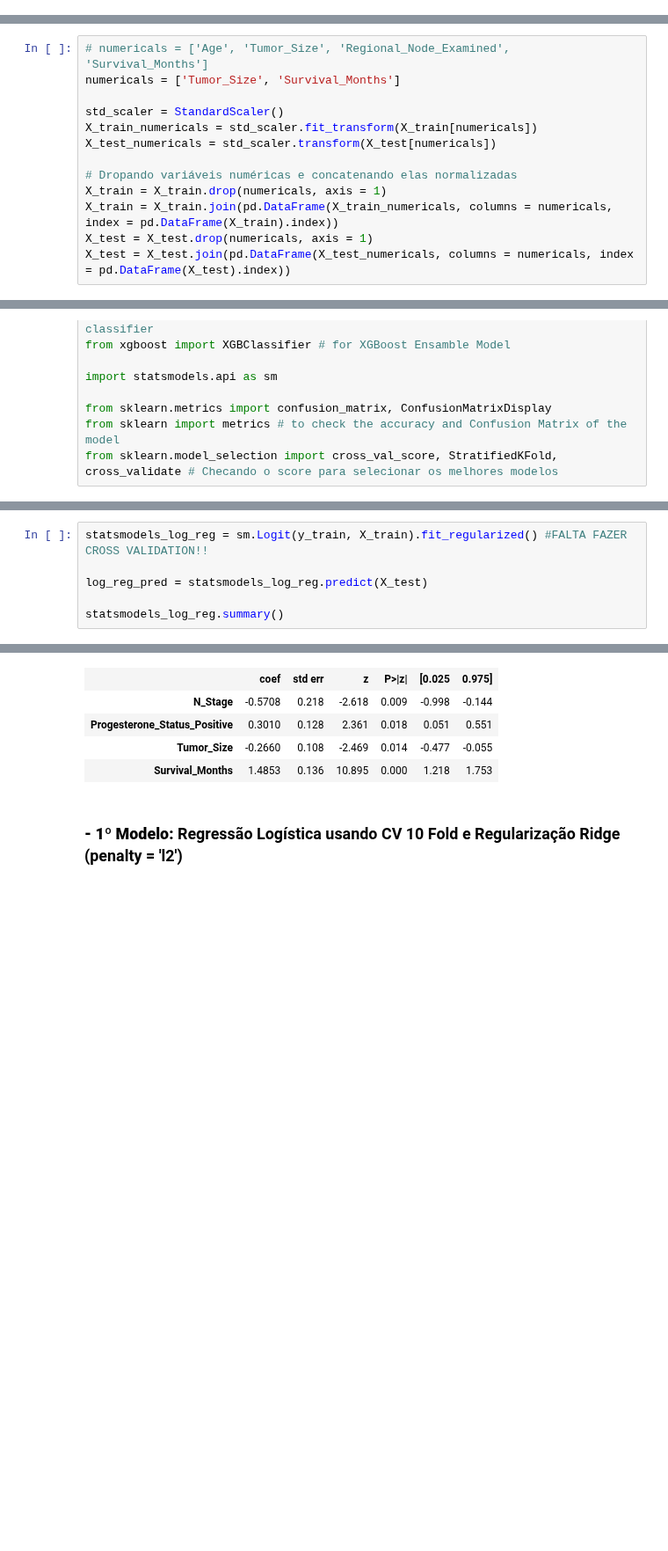
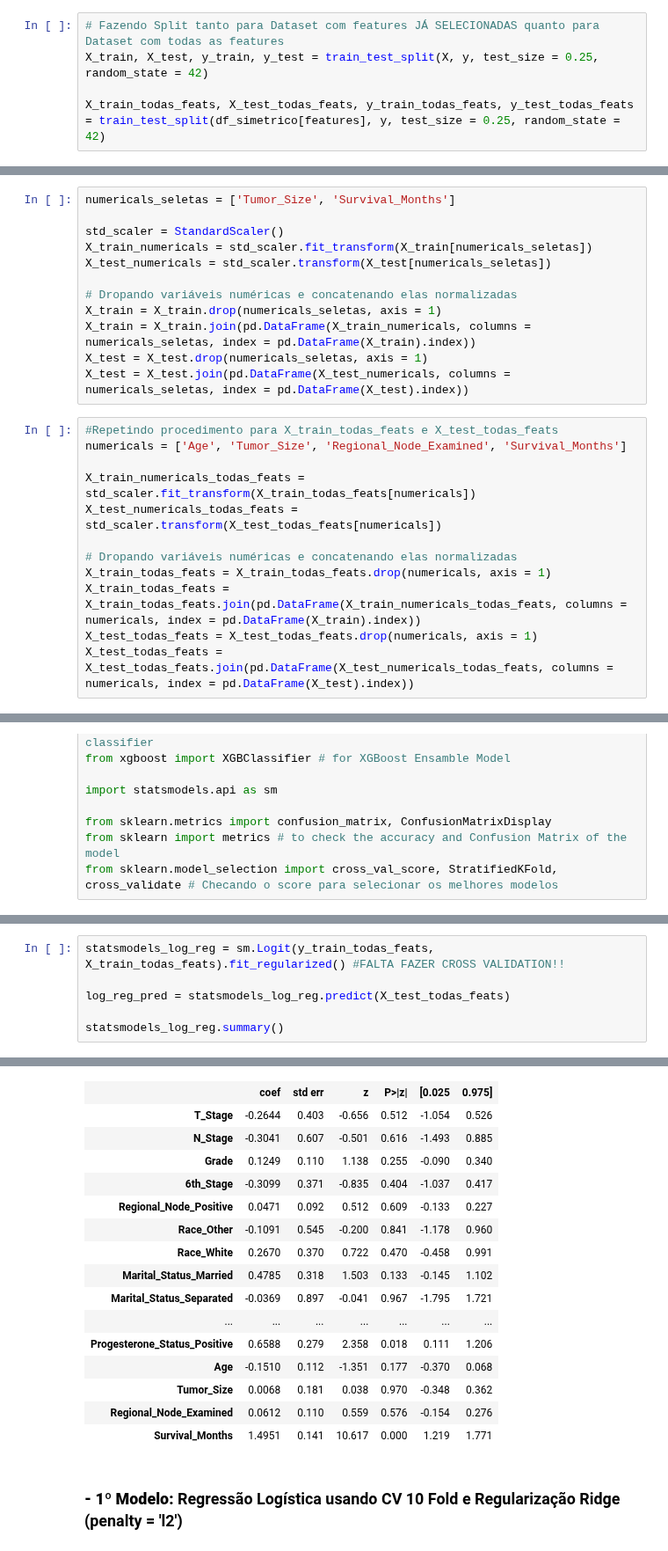
Before and after one commit to faustinothiagos/Project_Workshop_3_DS_Digital_House, a Jupyter notebook: workshop3.ipynb, the cells around one changed output, grey strips where cells are left out. Shown at 88% size. Drawn from its saved outputs; the diff is of its cells as text; blank space fills up the shorter version.

Commit message:
v17.1 - Várias correções, melhorias visuais, remontagem do modelo 0 para seleção de features

```diff
--- a/workshop3.ipynb
+++ b/workshop3.ipynb
@@ -420,18 +420,34 @@ X_train, X_test, y_train, y_test = train_test_split(X, y, test_size = 0.25, rand
+# %%
+# Fazendo Split tanto para Dataset com features JÁ SELECIONADAS quanto para Dataset com todas as features
+X_train, X_test, y_train, y_test = train_test_split(X, y, test_size = 0.25, random_state = 42)
+
+X_train_todas_feats, X_test_todas_feats, y_train_todas_feats, y_test_todas_feats = train_test_split(df_simetrico[features], y, test_size = 0.25, random_state = 42)
 # %% [markdown]
 #### Normalização de variáveis numéricas
 # %%
-# numericals = ['Age', 'Tumor_Size', 'Regional_Node_Examined', 'Survival_Months']
-numericals = ['Tumor_Size', 'Survival_Months']
+numericals_seletas = ['Tumor_Size', 'Survival_Months']
 
 std_scaler = StandardScaler()
-X_train_numericals = std_scaler.fit_transform(X_train[numericals])
-X_test_numericals = std_scaler.transform(X_test[numericals])
+X_train_numericals = std_scaler.fit_transform(X_train[numericals_seletas])
+X_test_numericals = std_scaler.transform(X_test[numericals_seletas])
 
 # Dropando variáveis numéricas e concatenando elas normalizadas
-X_train = X_train.drop(numericals, axis = 1)
-X_train = X_train.join(pd.DataFrame(X_train_numericals, columns = numericals, index = pd.DataFrame(X_train).index))
-X_test = X_test.drop(numericals, axis = 1)
-X_test = X_test.join(pd.DataFrame(X_test_numericals, columns = numericals, index = pd.DataFrame(X_test).index))
+X_train = X_train.drop(numericals_seletas, axis = 1)
+X_train = X_train.join(pd.DataFrame(X_train_numericals, columns = numericals_seletas, index = pd.DataFrame(X_train).index))
+X_test = X_test.drop(numericals_seletas, axis = 1)
+X_test = X_test.join(pd.DataFrame(X_test_numericals, columns = numericals_seletas, index = pd.DataFrame(X_test).index))
+# %%
+#Repetindo procedimento para X_train_todas_feats e X_test_todas_feats
+numericals = ['Age', 'Tumor_Size', 'Regional_Node_Examined', 'Survival_Months']
+
+X_train_numericals_todas_feats = std_scaler.fit_transform(X_train_todas_feats[numericals])
+X_test_numericals_todas_feats = std_scaler.transform(X_test_todas_feats[numericals])
+
+# Dropando variáveis numéricas e concatenando elas normalizadas
+X_train_todas_feats = X_train_todas_feats.drop(numericals, axis = 1)
+X_train_todas_feats = X_train_todas_feats.join(pd.DataFrame(X_train_numericals_todas_feats, columns = numericals, index = pd.DataFrame(X_train).index))
+X_test_todas_feats = X_test_todas_feats.drop(numericals, axis = 1)
+X_test_todas_feats = X_test_todas_feats.join(pd.DataFrame(X_test_numericals_todas_feats, columns = numericals, index = pd.DataFrame(X_test).index))
 # %% [markdown]
 # Modelagem e Validação
 # %%
@@ -496,7 +533,7 @@ calc_vif(X_train)
 # %%
-statsmodels_log_reg = sm.Logit(y_train, X_train).fit_regularized() #FALTA FAZER CROSS VALIDATION!!
+statsmodels_log_reg = sm.Logit(y_train_todas_feats, X_train_todas_feats).fit_regularized() #FALTA FAZER CROSS VALIDATION!!
 
-log_reg_pred = statsmodels_log_reg.predict(X_test)
+log_reg_pred = statsmodels_log_reg.predict(X_test_todas_feats)
 
 statsmodels_log_reg.summary()
 # %% [output]
@@ -516,8 +553,19 @@ Logit Regression Results
 |  | coef | std err | z | P>|z| | [0.025 | 0.975] |
-| N_Stage | -0.5708 | 0.218 | -2.618 | 0.009 | -0.998 | -0.144 |
-| Progesterone_Status_Positive | 0.3010 | 0.128 | 2.361 | 0.018 | 0.051 | 0.551 |
-| Tumor_Size | -0.2660 | 0.108 | -2.469 | 0.014 | -0.477 | -0.055 |
-| Survival_Months | 1.4853 | 0.136 | 10.895 | 0.000 | 1.218 | 1.753 |
+| T_Stage | -0.2644 | 0.403 | -0.656 | 0.512 | -1.054 | 0.526 |
+| N_Stage | -0.3041 | 0.607 | -0.501 | 0.616 | -1.493 | 0.885 |
+| Grade | 0.1249 | 0.110 | 1.138 | 0.255 | -0.090 | 0.340 |
+| 6th_Stage | -0.3099 | 0.371 | -0.835 | 0.404 | -1.037 | 0.417 |
+| Regional_Node_Positive | 0.0471 | 0.092 | 0.512 | 0.609 | -0.133 | 0.227 |
+| Race_Other | -0.1091 | 0.545 | -0.200 | 0.841 | -1.178 | 0.960 |
+| Race_White | 0.2670 | 0.370 | 0.722 | 0.470 | -0.458 | 0.991 |
+| Marital_Status_Married | 0.4785 | 0.318 | 1.503 | 0.133 | -0.145 | 1.102 |
+| Marital_Status_Separated | -0.0369 | 0.897 | -0.041 | 0.967 | -1.795 | 1.721 |
+| ... | ... | ... | ... | ... | ... | ... |
+| Progesterone_Status_Positive | 0.6588 | 0.279 | 2.358 | 0.018 | 0.111 | 1.206 |
+| Age | -0.1510 | 0.112 | -1.351 | 0.177 | -0.370 | 0.068 |
+| Tumor_Size | 0.0068 | 0.181 | 0.038 | 0.970 | -0.348 | 0.362 |
+| Regional_Node_Examined | 0.0612 | 0.110 | 0.559 | 0.576 | -0.154 | 0.276 |
+| Survival_Months | 1.4951 | 0.141 | 10.617 | 0.000 | 1.219 | 1.771 |
 # %% [markdown]
 ### __- 1º Modelo:__ Regressão Logística usando CV 10 Fold e Regularização Ridge (penalty = 'l2')
 # %%
```
Also changed, not shown: parts of 14 cells of this notebook.
